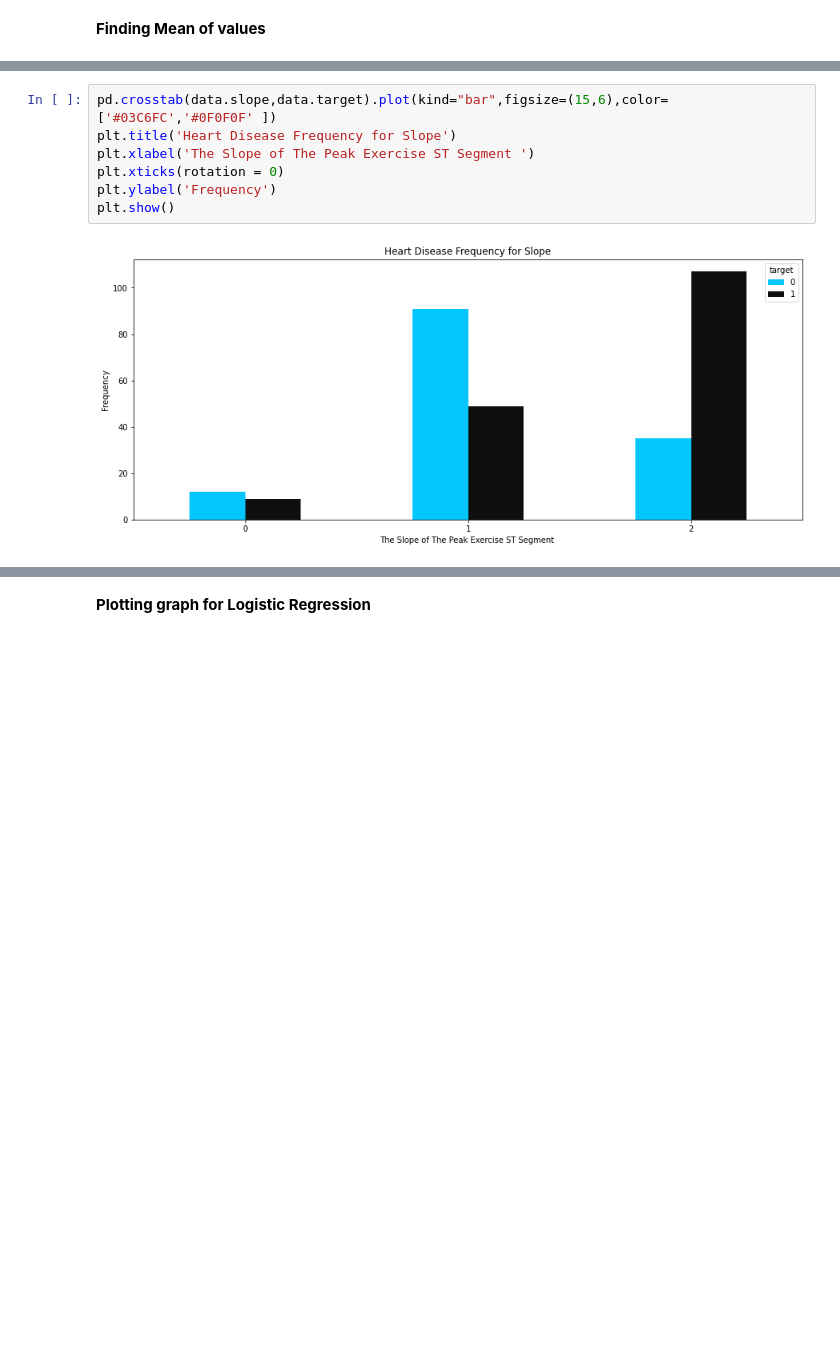
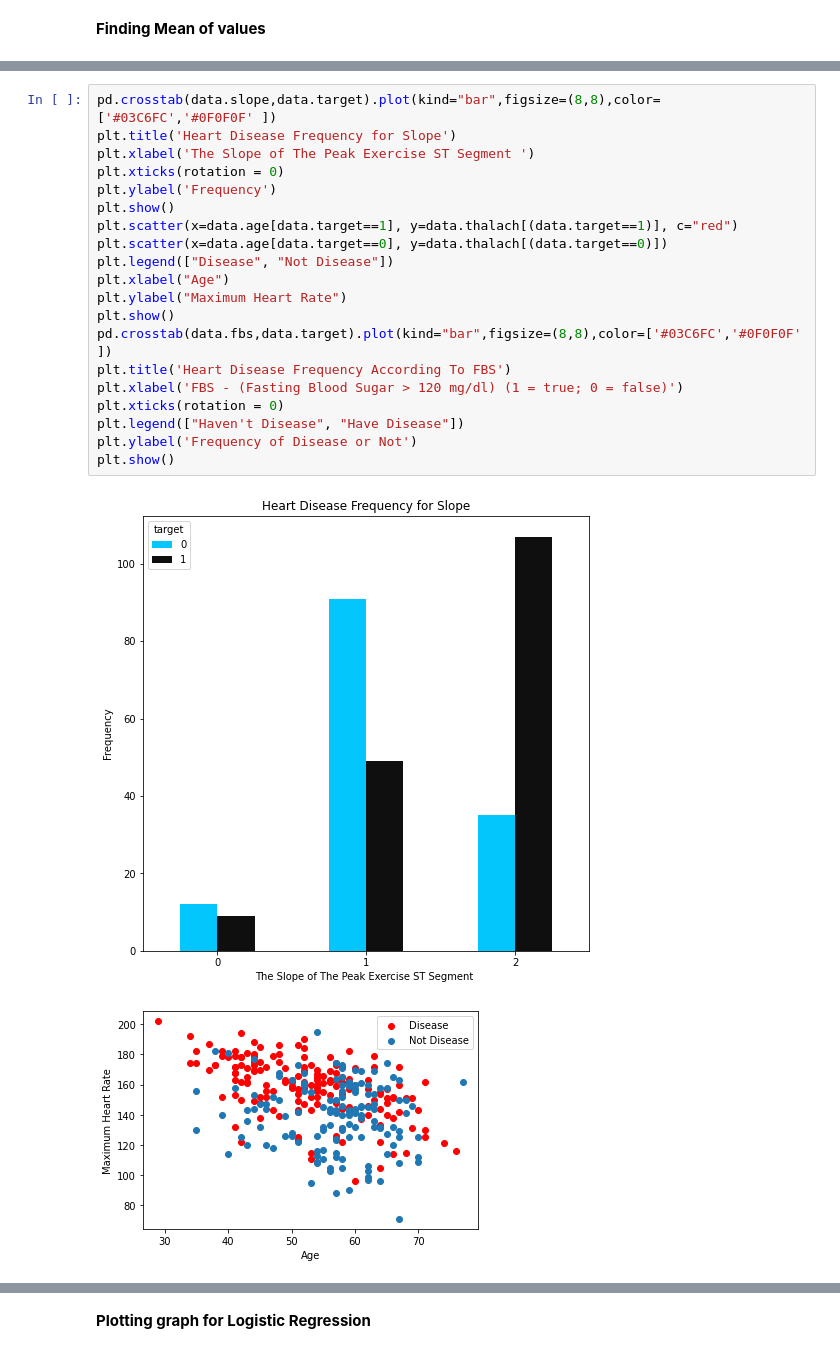
Before and after one commit to rexremigius/Machine-Learning, a Jupyter notebook: HeartDisease_MiniProject.ipynb, the cells around one changed output, grey strips where cells are left out. Drawn from its saved outputs; the diff is of its cells as text; blank space fills up the shorter version.

```diff
--- a/HeartDisease_MiniProject.ipynb
+++ b/HeartDisease_MiniProject.ipynb
@@ -58,9 +60,23 @@ data.groupby('target').mean()
-# %%
-pd.crosstab(data.slope,data.target).plot(kind="bar",figsize=(15,6),color=['#03C6FC','#0F0F0F' ])
-plt.title('Heart Disease Frequency for Slope')
-plt.xlabel('The Slope of The Peak Exercise ST Segment ')
-plt.xticks(rotation = 0)
-plt.ylabel('Frequency')
-plt.show()
-# %% [output]
-[figure, removed]
+# %%
+pd.crosstab(data.slope,data.target).plot(kind="bar",figsize=(8,8),color=['#03C6FC','#0F0F0F' ])
+plt.title('Heart Disease Frequency for Slope')
+plt.xlabel('The Slope of The Peak Exercise ST Segment ')
+plt.xticks(rotation = 0)
+plt.ylabel('Frequency')
+plt.show()
+plt.scatter(x=data.age[data.target==1], y=data.thalach[(data.target==1)], c="red")
+plt.scatter(x=data.age[data.target==0], y=data.thalach[(data.target==0)])
+plt.legend(["Disease", "Not Disease"])
+plt.xlabel("Age")
+plt.ylabel("Maximum Heart Rate")
+plt.show()
+pd.crosstab(data.fbs,data.target).plot(kind="bar",figsize=(8,8),color=['#03C6FC','#0F0F0F' ])
+plt.title('Heart Disease Frequency According To FBS')
+plt.xlabel('FBS - (Fasting Blood Sugar > 120 mg/dl) (1 = true; 0 = false)')
+plt.xticks(rotation = 0)
+plt.legend(["Haven't Disease", "Have Disease"])
+plt.ylabel('Frequency of Disease or Not')
+plt.show()
+# %% [output]
+[figure, added]
+[figure, added]
```
Also changed, not shown: parts of 9 cells of this notebook.
